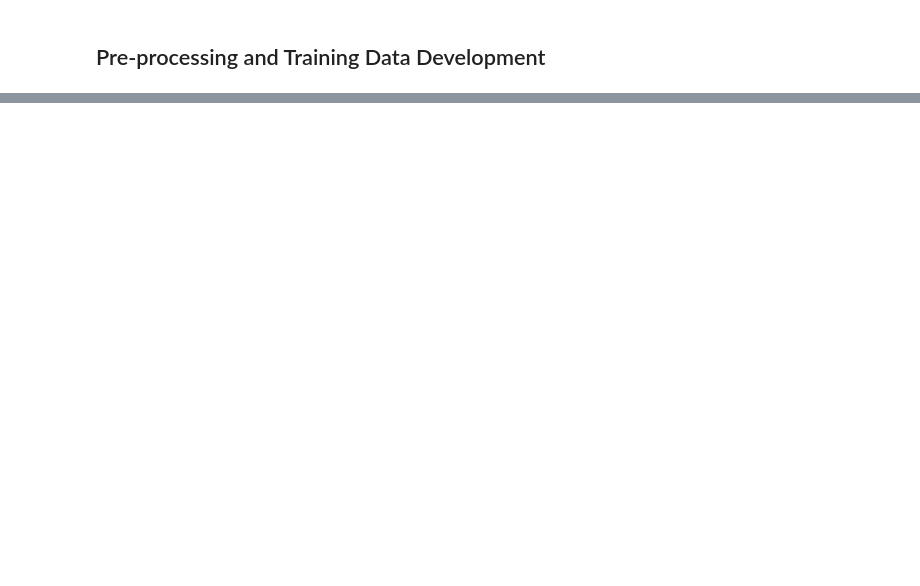
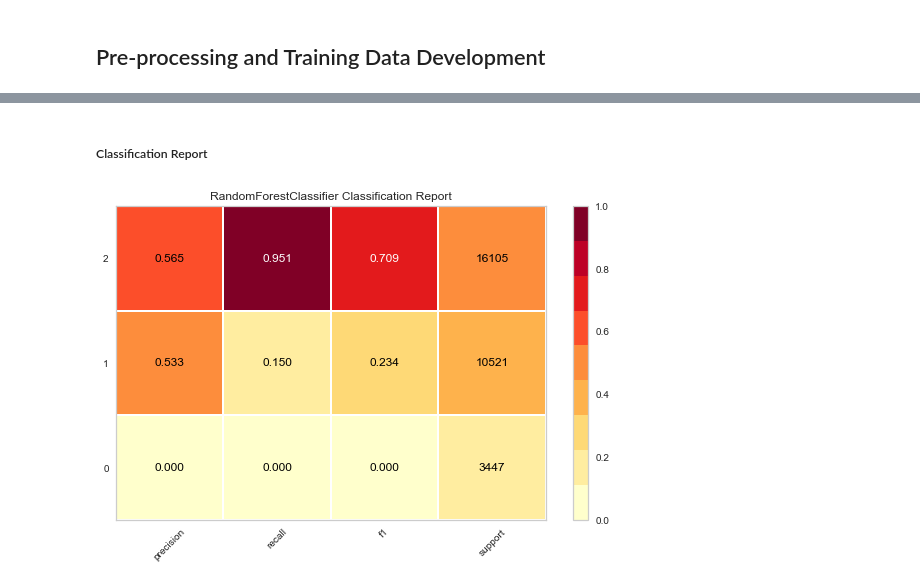
Before and after one commit to bjjv/Sb-DataScience-Mar21, a Jupyter notebook: DataScienceGuidedCapstone_2/Notebooks/04_preprocessing_and_training_BinduJ.ipynb, the cells around one changed output, grey strips where cells are left out. Drawn from its saved outputs; the diff is of its cells as text; code cells hidden in the pictures; blank space fills up the shorter version.

```diff
--- a/DataScienceGuidedCapstone_2/Notebooks/04_preprocessing_and_training_BinduJ.ipynb
+++ b/DataScienceGuidedCapstone_2/Notebooks/04_preprocessing_and_training_BinduJ.ipynb
@@ -252,0 +319,6 @@ Name: admission_source_id, dtype: int64
+# %% [markdown]
+##### Classification Report
+# %%
+plot_model(tuned_rf, plot = 'class_report')
+# %% [output]
+[figure, added]
```
Also changed, not shown: parts of 122 cells of this notebook.
